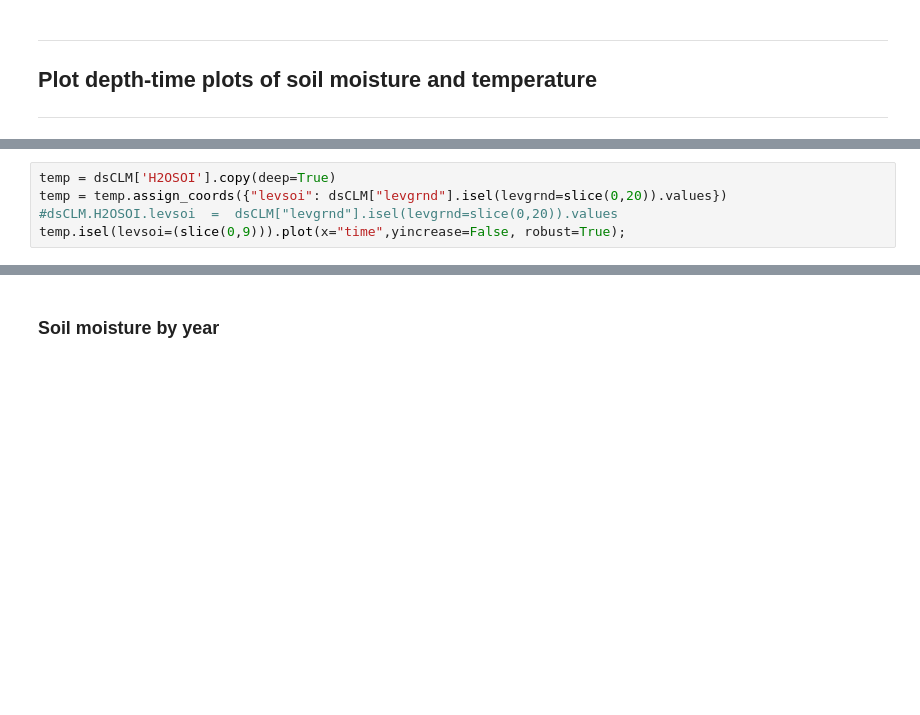
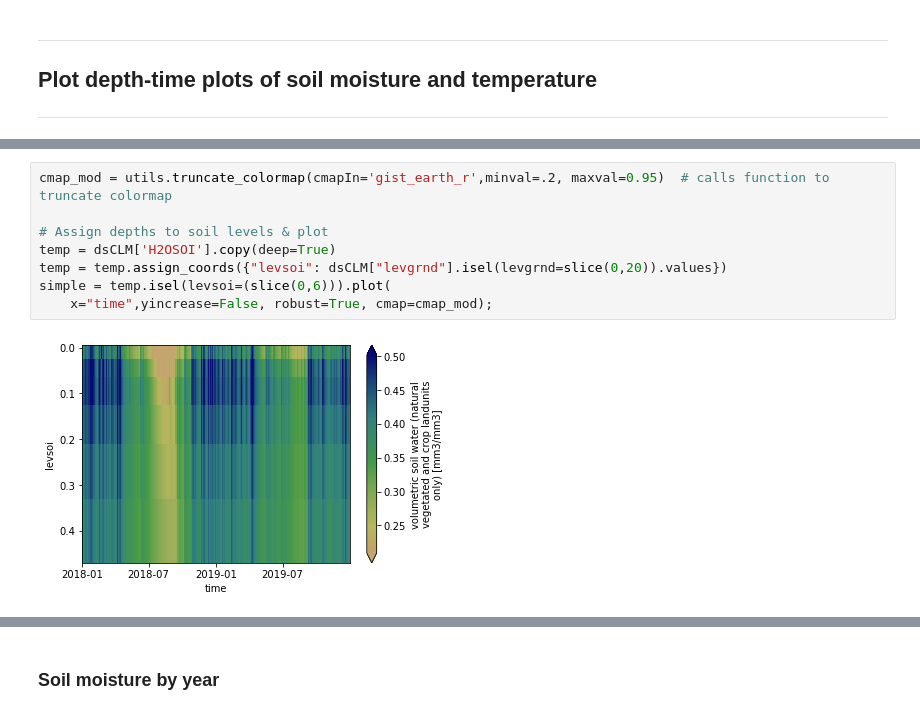
Before and after one commit to wwieder/ctsm_py, a Jupyter notebook: notebooks/ptCLM_NEON.ipynb, the cells around one changed output, grey strips where cells are left out. Cells and saved outputs as stored; diff of their text form; blank space fills up the shorter version.

```diff
--- a/notebooks/ptCLM_NEON.ipynb
+++ b/notebooks/ptCLM_NEON.ipynb
@@ -361,8 +382,13 @@ dsCLM["levgrnd"].isel(levgrnd=slice(0,20)).values
 # %%
+cmap_mod = utils.truncate_colormap(cmapIn='gist_earth_r',minval=.2, maxval=0.95)  # calls function to truncate colormap
+
+# Assign depths to soil levels & plot
 temp = dsCLM['H2OSOI'].copy(deep=True)
 temp = temp.assign_coords({"levsoi": dsCLM["levgrnd"].isel(levgrnd=slice(0,20)).values})
-#dsCLM.H2OSOI.levsoi  =  dsCLM["levgrnd"].isel(levgrnd=slice(0,20)).values
-temp.isel(levsoi=(slice(0,9))).plot(x="time",yincrease=False, robust=True);
+simple = temp.isel(levsoi=(slice(0,6))).plot(
+    x="time",yincrease=False, robust=True, cmap=cmap_mod);
+# %% [output]
+[figure, added]
 # %%
 temp = dsCLMmon.SOILC_vr.copy(deep=True)
 temp = temp.assign_coords({"levsoi": dsCLM["levgrnd"].isel(levgrnd=slice(0,20)).values})
```
Also changed, not shown: parts of 16 cells of this notebook.
